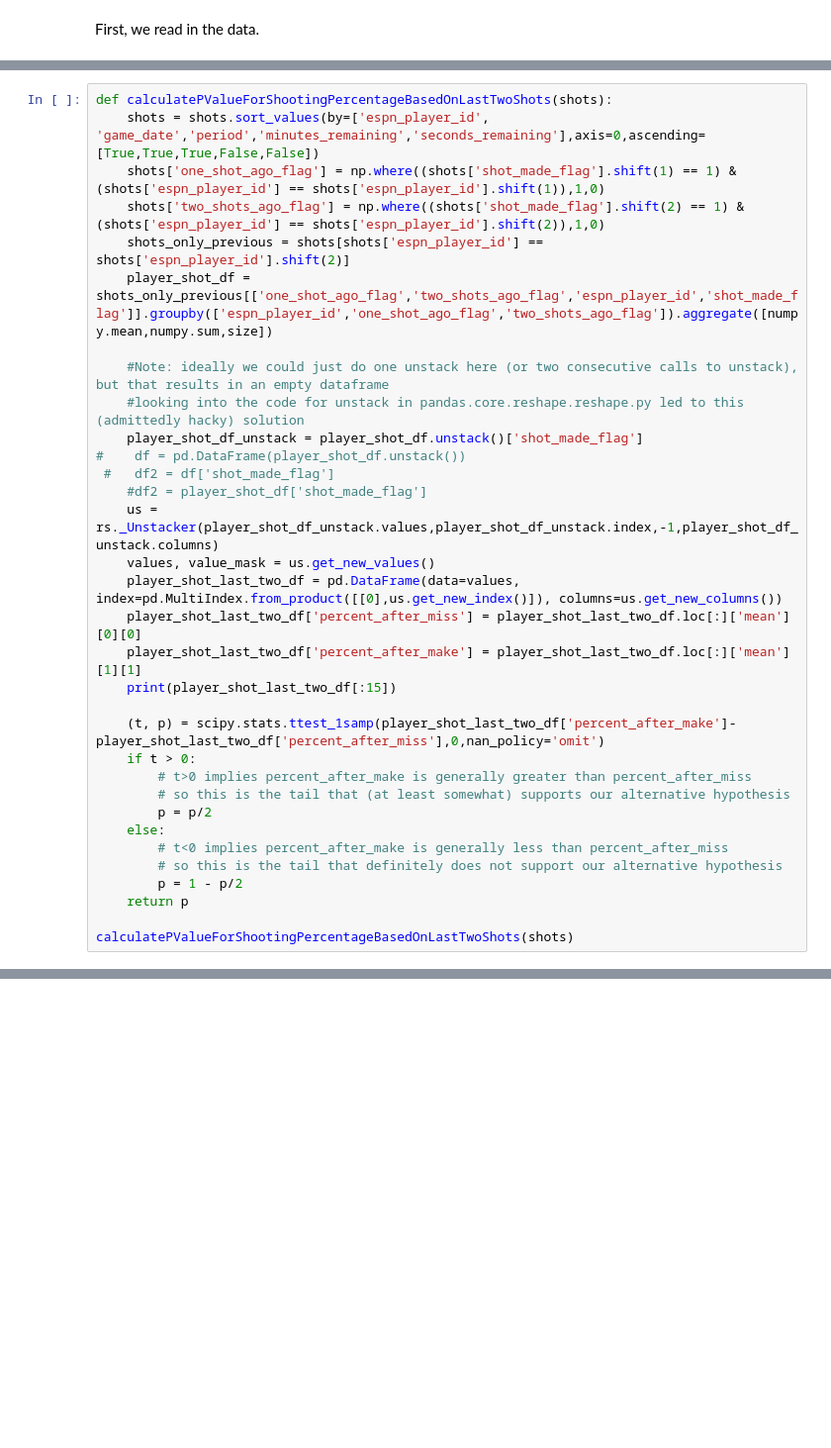
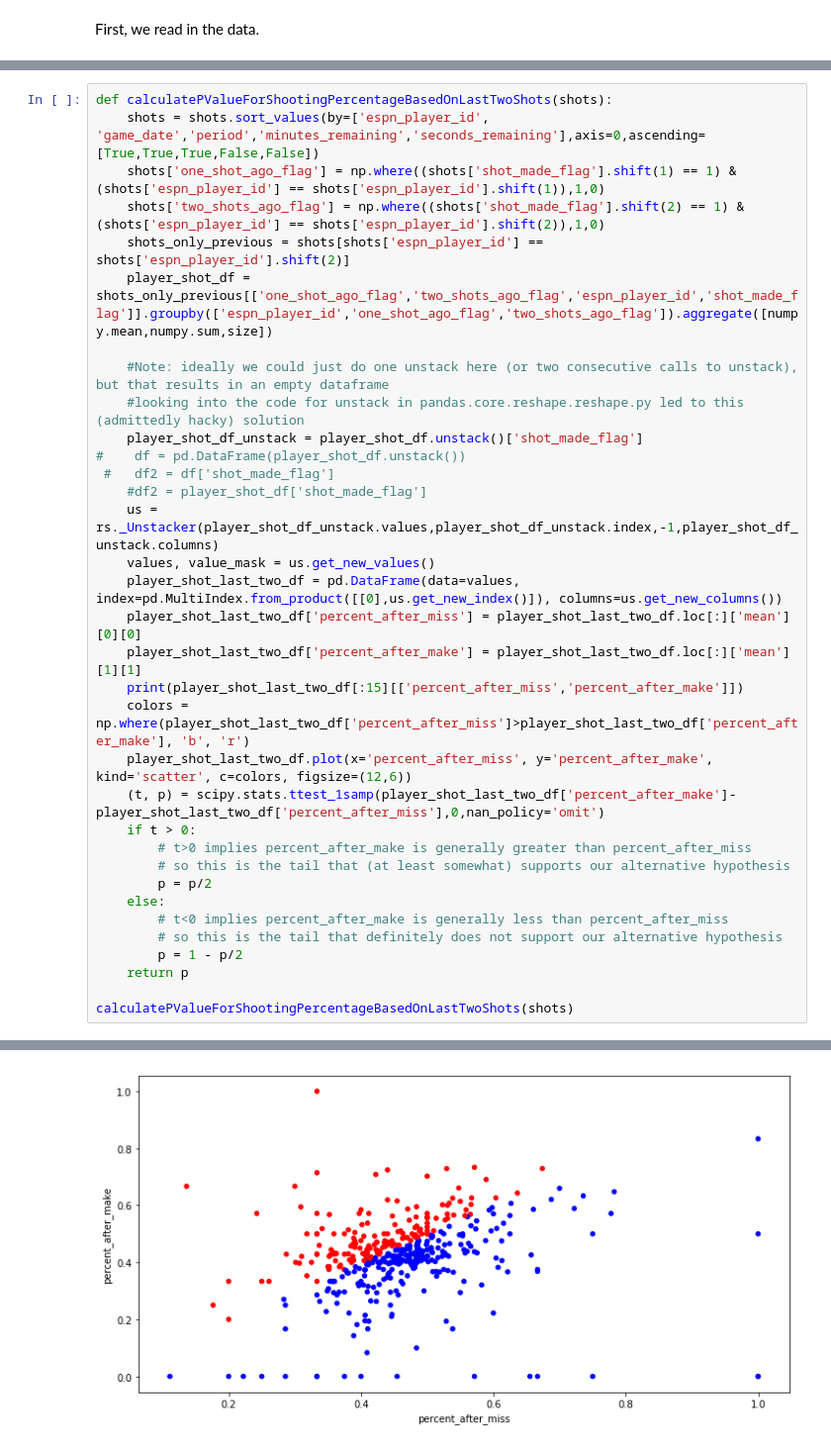
Before and after one commit to pbyrnes/hotHand, a Jupyter notebook: notebooks/hotHandEffect.ipynb, the cells around one changed output, grey strips where cells are left out. Shown at 99% size. Saved outputs shown, nothing was run; the diff lists cells and outputs as text; blank space fills up the shorter version.

```diff
--- a/notebooks/hotHandEffect.ipynb
+++ b/notebooks/hotHandEffect.ipynb
@@ -421,8 +430,9 @@ def calculatePValueForShootingPercentageBasedOnLastTwoShots(shots):
     player_shot_last_two_df = pd.DataFrame(data=values, index=pd.MultiIndex.from_product([[0],us.get_new_index()]), columns=us.get_new_columns())
     player_shot_last_two_df['percent_after_miss'] = player_shot_last_two_df.loc[:]['mean'][0][0]
     player_shot_last_two_df['percent_after_make'] = player_shot_last_two_df.loc[:]['mean'][1][1]
-    print(player_shot_last_two_df[:15])
-
+    print(player_shot_last_two_df[:15][['percent_after_miss','percent_after_make']])
+    colors = np.where(player_shot_last_two_df['percent_after_miss']>player_shot_last_two_df['percent_after_make'], 'b', 'r')
+    player_shot_last_two_df.plot(x='percent_after_miss', y='percent_after_make', kind='scatter', c=colors, figsize=(12,6))
     (t, p) = scipy.stats.ttest_1samp(player_shot_last_two_df['percent_after_make']-player_shot_last_two_df['percent_after_miss'],0,nan_policy='omit')
     if t > 0:
         # t>0 implies percent_after_make is generally greater than percent_after_miss
@@ -456 +467,2 @@ one_shot_ago_flag          0         1         0         1      0      1
 0.99999988050629995
+[figure, added]
```
Also changed, not shown: parts of 6 cells of this notebook, 1 other file.
